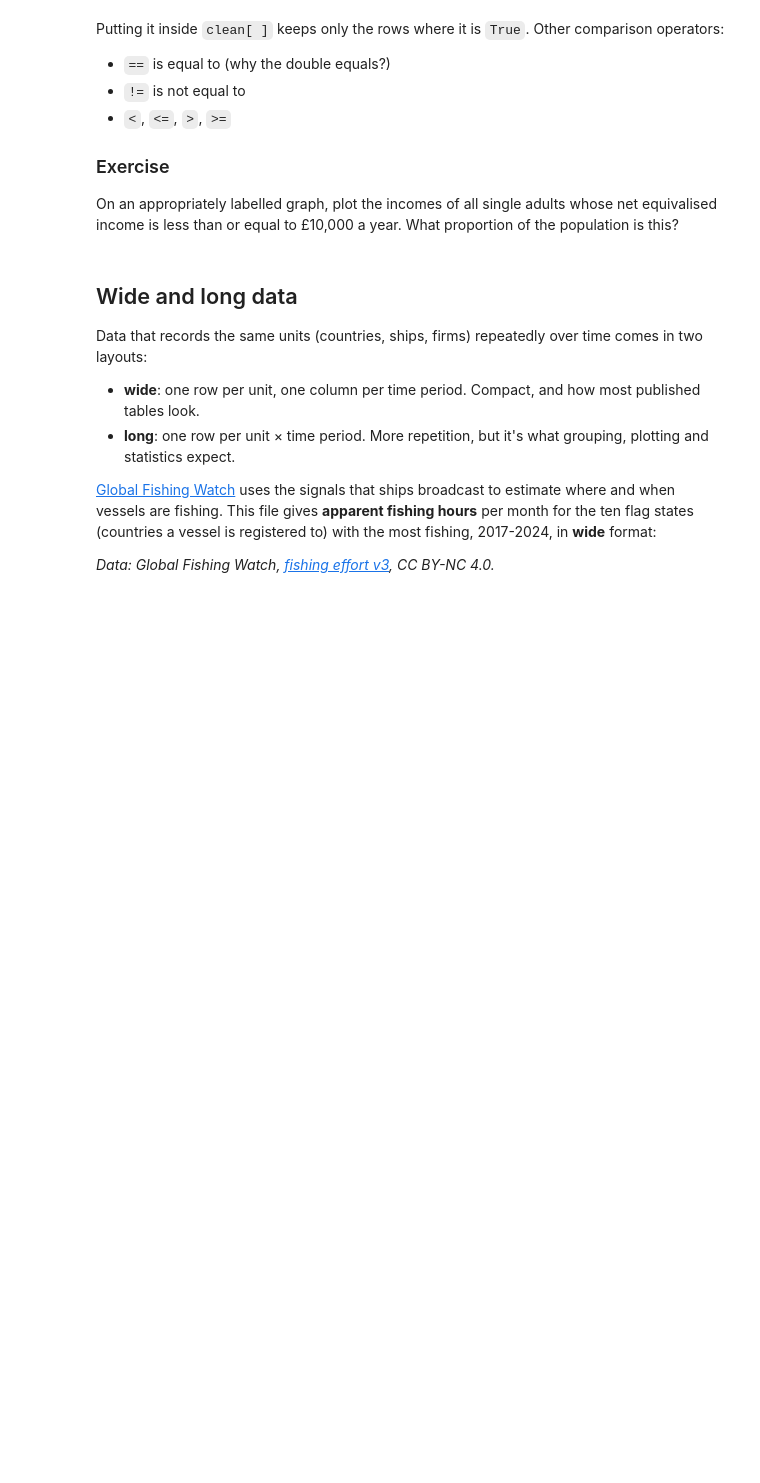
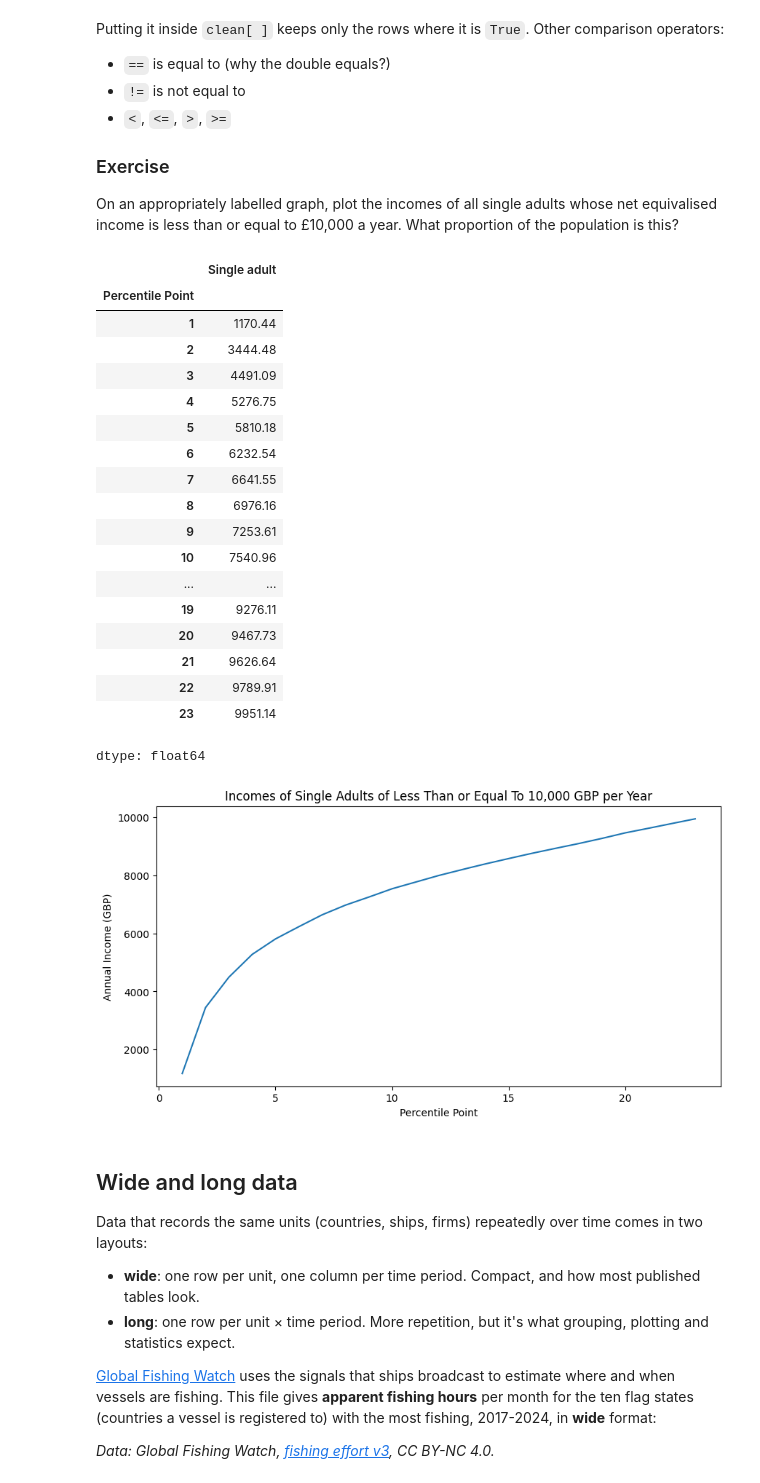
Before and after one commit to ellecarpenter/QM2, a Jupyter notebook: w02_pandas_uclqgc3.ipynb, the cells around one changed output. Drawn from its saved outputs; the diff is of its cells as text; code cells hidden in the pictures; blank space fills up the shorter version.

```diff
--- a/w02_pandas_uclqgc3.ipynb
+++ b/w02_pandas_uclqgc3.ipynb
@@ -272,3 +397,38 @@ On an appropriately labelled graph, plot the incomes of all single adults whose
+# %%
+# your code here
+# creating boolean condition, finding all the single adult incomes less than 10,000 GBP
+condition = clean_income_adult_vs_couples[single_adult_income] <= 10000
+# clean_income_adult_vs_couples[condition] keeps rows where condition is True. Put [single_adult_income] at the end to show only this column
+single_adult_income_less_than_10000 = clean_income_adult_vs_couples[condition][single_adult_income]
+
+display(single_adult_income_less_than_10000)
+
+# visualization
+single_adult_income_less_than_10000.plot()
+plt.title("Incomes of Single Adults of Less Than or Equal To 10,000 GBP per Year")
+plt.ylabel("Annual Income (GBP)")
+plt.show()
+# %% [output]
+|  | Single adult |
+| Percentile Point |  |
+| 1 | 1170.44 |
+| 2 | 3444.48 |
+| 3 | 4491.09 |
+| 4 | 5276.75 |
+| 5 | 5810.18 |
+| 6 | 6232.54 |
+| 7 | 6641.55 |
+| 8 | 6976.16 |
+| 9 | 7253.61 |
+| 10 | 7540.96 |
+| ... | ... |
+| 19 | 9276.11 |
+| 20 | 9467.73 |
+| 21 | 9626.64 |
+| 22 | 9789.91 |
+| 23 | 9951.14 |
+dtype: float64
+[figure, added]
 # %% [markdown]
 ## Wide and long data
 
```
Also changed, not shown: parts of 32 cells of this notebook.
